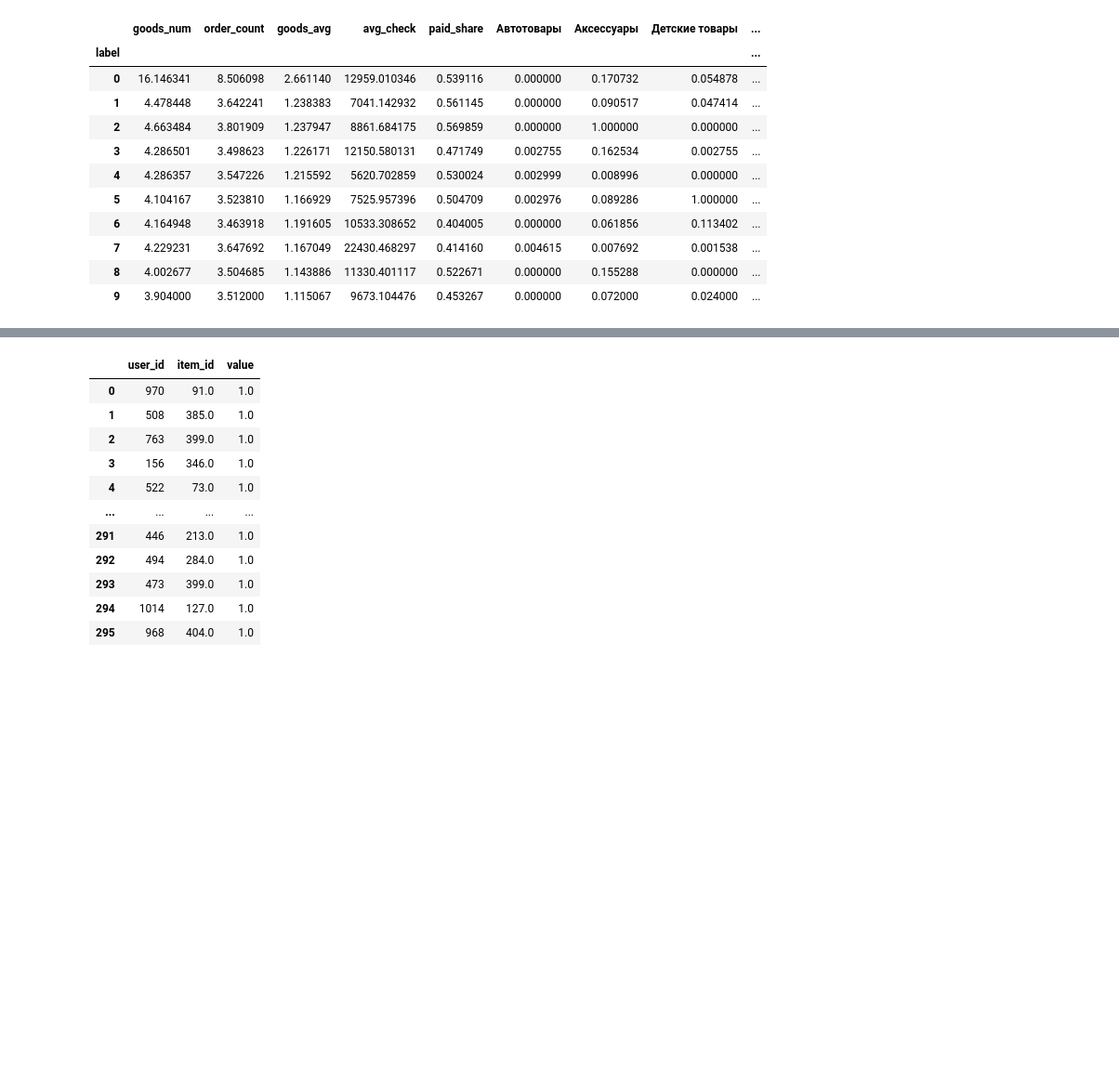
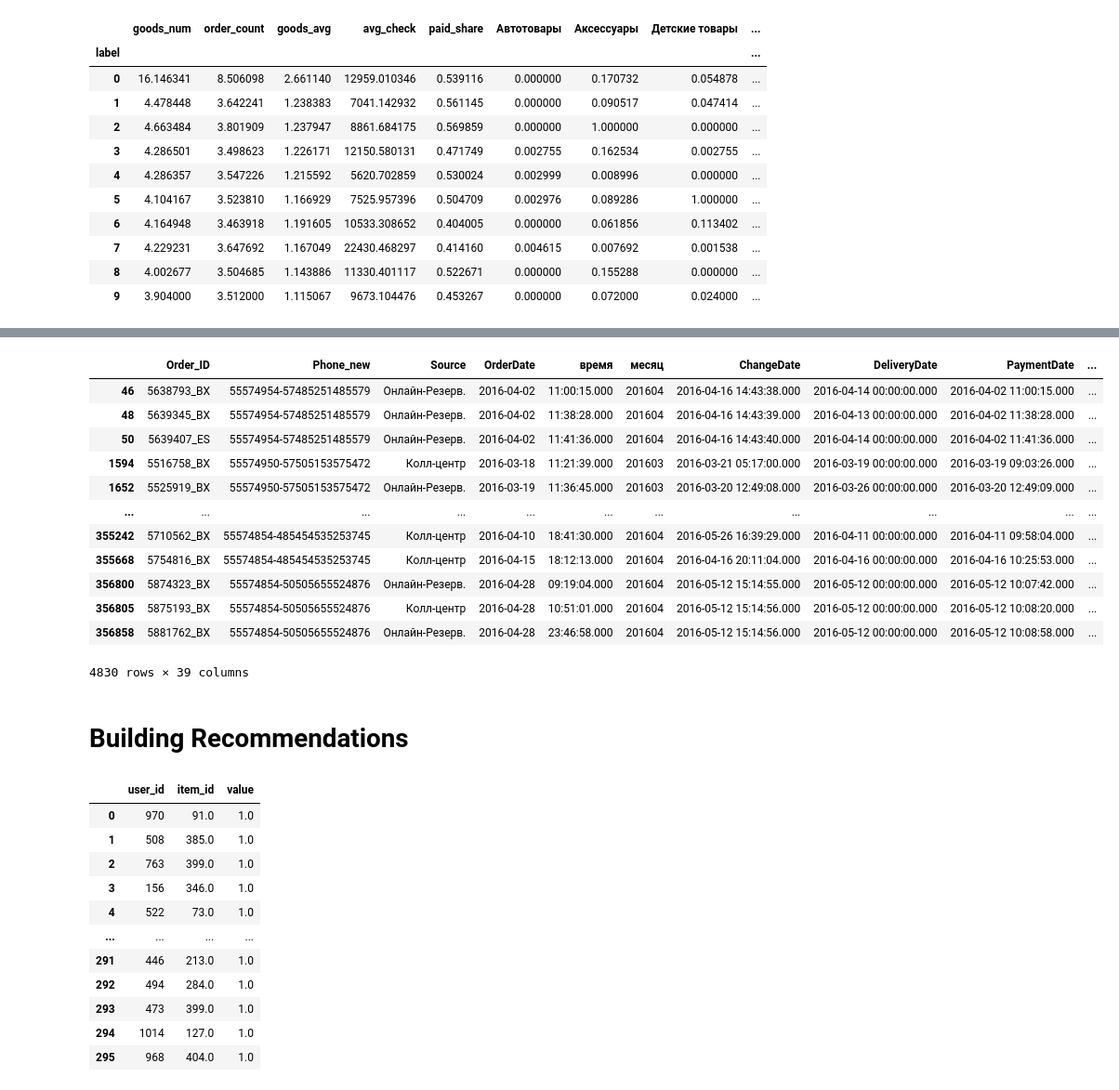
Before and after one commit to Zuvrex/VKR, a Jupyter notebook: notebook.ipynb, the cells around one changed output, grey strips where cells are left out. Shown at 93% size. Saved outputs shown, nothing was run; the diff lists cells and outputs as text; code cells hidden in the pictures; blank space fills up the shorter version.

```diff
--- a/notebook.ipynb
+++ b/notebook.ipynb
@@ -446,3 +444,21 @@ df = df[df['Phone_new'].isin(phones)]
+# %%
+df
+# %% [output]
+|  | Order_ID | Phone_new | Source | OrderDate | время | месяц | ChangeDate | DeliveryDate | PaymentDate | ... |
+| 46 | 5638793_BX | 55574954-57485251485579 | Онлайн-Резерв. | 2016-04-02 | 11:00:15.000 | 201604 | 2016-04-16 14:43:38.000 | 2016-04-14 00:00:00.000 | 2016-04-02 11:00:15.000 | ... |
+| 48 | 5639345_BX | 55574954-57485251485579 | Онлайн-Резерв. | 2016-04-02 | 11:38:28.000 | 201604 | 2016-04-16 14:43:39.000 | 2016-04-13 00:00:00.000 | 2016-04-02 11:38:28.000 | ... |
+| 50 | 5639407_ES | 55574954-57485251485579 | Онлайн-Резерв. | 2016-04-02 | 11:41:36.000 | 201604 | 2016-04-16 14:43:40.000 | 2016-04-14 00:00:00.000 | 2016-04-02 11:41:36.000 | ... |
+| 1594 | 5516758_BX | 55574950-57505153575472 | Колл-центр | 2016-03-18 | 11:21:39.000 | 201603 | 2016-03-21 05:17:00.000 | 2016-03-19 00:00:00.000 | 2016-03-19 09:03:26.000 | ... |
+| 1652 | 5525919_BX | 55574950-57505153575472 | Онлайн-Резерв. | 2016-03-19 | 11:36:45.000 | 201603 | 2016-03-20 12:49:08.000 | 2016-03-26 00:00:00.000 | 2016-03-20 12:49:09.000 | ... |
+| ... | ... | ... | ... | ... | ... | ... | ... | ... | ... | ... |
+| 355242 | 5710562_BX | 55574854-485454535253745 | Колл-центр | 2016-04-10 | 18:41:30.000 | 201604 | 2016-05-26 16:39:29.000 | 2016-04-11 00:00:00.000 | 2016-04-11 09:58:04.000 | ... |
+| 355668 | 5754816_BX | 55574854-485454535253745 | Колл-центр | 2016-04-15 | 18:12:13.000 | 201604 | 2016-04-16 20:11:04.000 | 2016-04-16 00:00:00.000 | 2016-04-16 10:25:53.000 | ... |
+| 356800 | 5874323_BX | 55574854-50505655524876 | Онлайн-Резерв. | 2016-04-28 | 09:19:04.000 | 201604 | 2016-05-12 15:14:55.000 | 2016-05-12 00:00:00.000 | 2016-05-12 10:07:42.000 | ... |
+| 356805 | 5875193_BX | 55574854-50505655524876 | Колл-центр | 2016-04-28 | 10:51:01.000 | 201604 | 2016-05-12 15:14:56.000 | 2016-05-12 00:00:00.000 | 2016-05-12 10:08:20.000 | ... |
+| 356858 | 5881762_BX | 55574854-50505655524876 | Онлайн-Резерв. | 2016-04-28 | 23:46:58.000 | 201604 | 2016-05-12 15:14:56.000 | 2016-05-12 00:00:00.000 | 2016-05-12 10:08:58.000 | ... |
+4830 rows × 39 columns
+# %% [markdown]
+# Building Recommendations
 # %%
 df_rec = df.copy()
 df_rec['datetime'] = pd.to_datetime(df_rec['OrderDate'] + ' ' + df_rec['время'])
```
Also changed, not shown: parts of 77 cells of this notebook, 2 other files.
